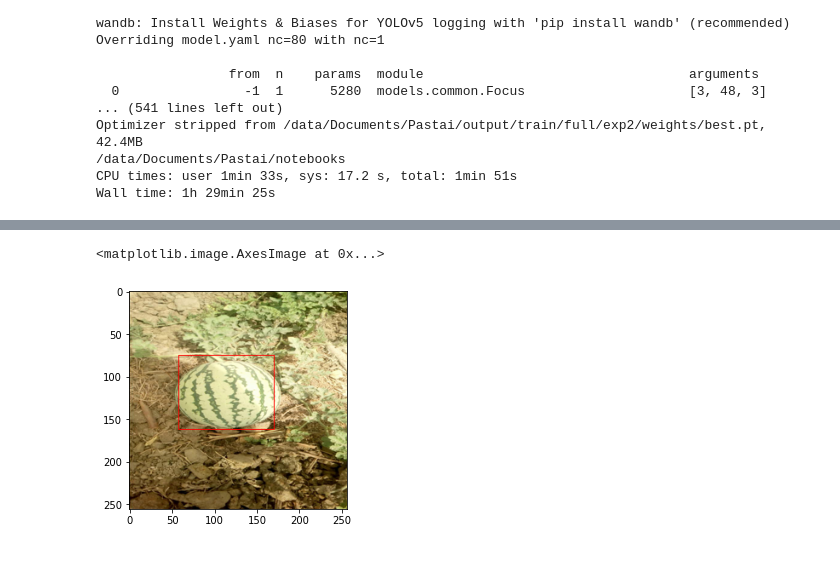
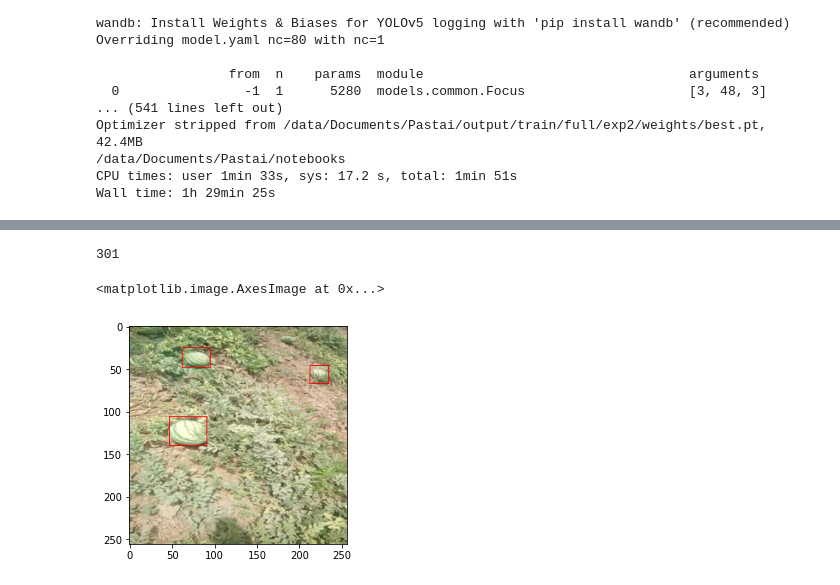
Before and after one commit to AlkaSaliss/Pastai, a Jupyter notebook: notebooks/train.ipynb, the cells around one changed output, grey strips where cells are left out. Saved outputs shown, nothing was run; the diff lists cells and outputs as text; code cells hidden in the pictures.

Commit message:
add images

```diff
--- a/notebooks/train.ipynb
+++ b/notebooks/train.ipynb
@@ -156,12 +165,18 @@ import cv2
 # %%
-vf = load_sample_image()
+vf = cv2.VideoCapture("../inputs/data/videos/extract10s.mp4")
+list_images = []
+fps = 1
+it = 0
 while vf.isOpened():
     ret, img = vf.read()
     if not ret:
         print("Can't receive frame (stream end?). Exiting ...")
         break
-    img = Image.fromarray(cv2.cvtColor(img, cv2.COLOR_BGR2RGB))
-    preds = predict(model, img, conf_thres, iou_thres)
-    img = np.array(img.resize((IMG_SIZE, IMG_SIZE)))
-    img = post_process_img(img, preds)
-    st.image(Image.fromarray(img), width=512)
+
+    if it%fps == 0:
+        img = Image.fromarray(cv2.cvtColor(img, cv2.COLOR_BGR2RGB))
+        preds = predict(sess, img, 0.25, 0.45)
+        img = np.array(img.resize((256, 256)))
+        img = post_process_img(img, preds)
+        list_images.append(img)
+    it+=1
@@ -215,5 +185,9 @@ plt.show()
+# %%
+len(list_images)
+# %% [output]
+301
 # %%
-plt.imshow(tmp)
+plt.imshow(list_images[-1])
 # %% [output]
 <matplotlib.image.AxesImage at 0x...>
-[figure, old version]
+[figure, new version]
```
Also changed, not shown: parts of 24 cells of this notebook, 9 other files.
